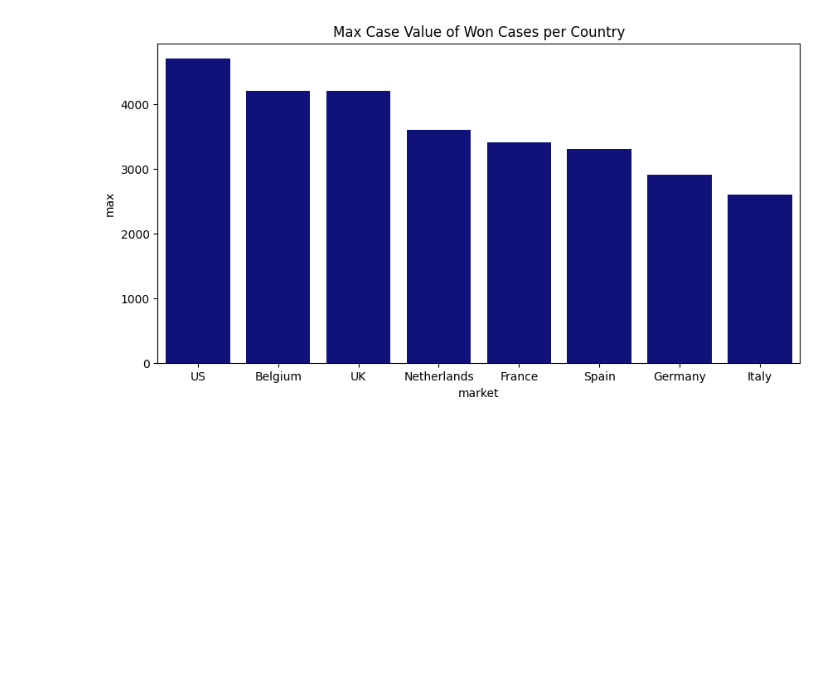
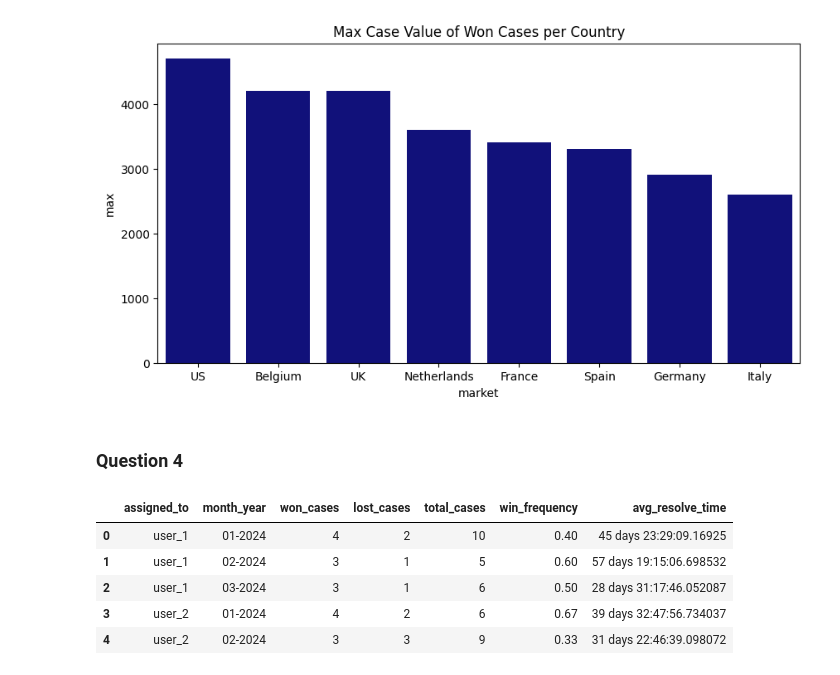
Before and after one commit to MadsAndersens/CABIChallenge, a Jupyter notebook: Visualizations.ipynb, the cells around one changed output. Cells and saved outputs as stored; diff of their text form; code cells hidden in the pictures; blank space fills up the shorter version.

```diff
--- a/Visualizations.ipynb
+++ b/Visualizations.ipynb
@@ -72,3 +74,5 @@ plt.title("Max Case Value of Won Cases per Country")
 plt.savefig("MaxCaseVal.png")
 # %% [output]
 [figure]
+# %% [markdown]
+### Question 4
@@ -74,0 +82,9 @@ plt.savefig("MaxCaseVal.png")
+# %%
+df.head()
+# %% [output]
+|  | assigned_to | month_year | won_cases | lost_cases | total_cases | win_frequency | avg_resolve_time |
+| 0 | user_1 | 01-2024 | 4 | 2 | 10 | 0.40 | 45 days 23:29:09.16925 |
+| 1 | user_1 | 02-2024 | 3 | 1 | 5 | 0.60 | 57 days 19:15:06.698532 |
+| 2 | user_1 | 03-2024 | 3 | 1 | 6 | 0.50 | 28 days 31:17:46.052087 |
+| 3 | user_2 | 01-2024 | 4 | 2 | 6 | 0.67 | 39 days 32:47:56.734037 |
+| 4 | user_2 | 02-2024 | 3 | 3 | 9 | 0.33 | 31 days 22:46:39.098072 |
```
Also changed, not shown: parts of 5 cells of this notebook, 2 other files.
